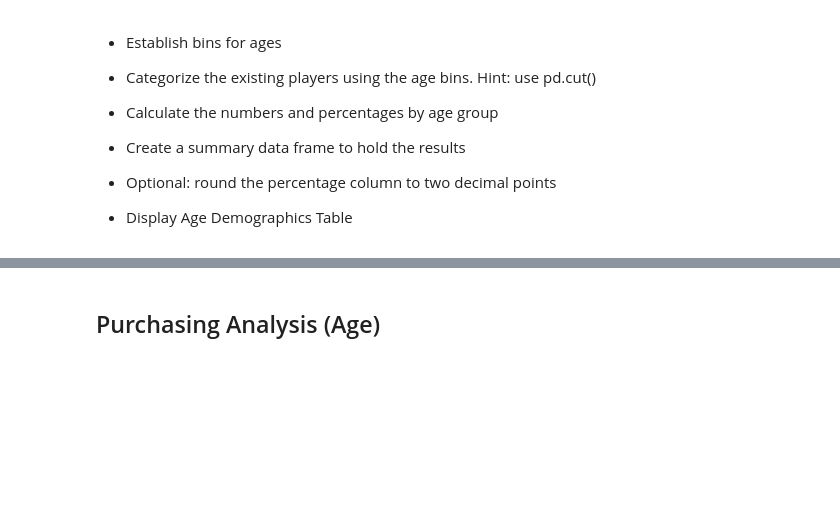
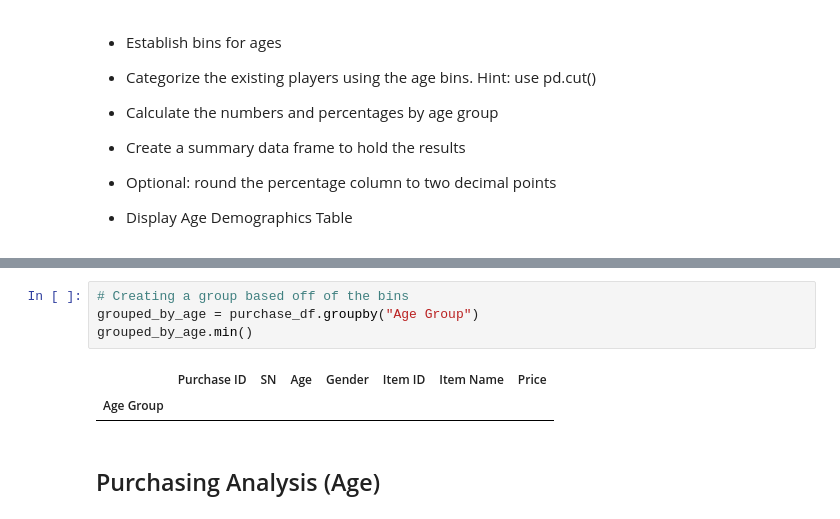
Before and after one commit to d-jenkins/pandas-challenge, a Jupyter notebook: HeroesOfPymoli/HeroesOfPymoli_final.ipynb, the cells around one changed output, grey strips where cells are left out. Cells and saved outputs as stored; diff of their text form; blank space fills up the shorter version.

```diff
--- a/HeroesOfPymoli/HeroesOfPymoli_final.ipynb
+++ b/HeroesOfPymoli/HeroesOfPymoli_final.ipynb
@@ -226,3 +251,10 @@ gender_pur
+# %%
+# Creating a group based off of the bins
+grouped_by_age = purchase_df.groupby("Age Group")
+grouped_by_age.min()
+# %% [output]
+|  | Purchase ID | SN | Age | Gender | Item ID | Item Name | Price |
+| Age Group |  |  |  |  |  |  |  |
 # %% [markdown]
 ## Purchasing Analysis (Age)
 # %% [markdown]
```
Also changed, not shown: parts of 8 cells of this notebook.
